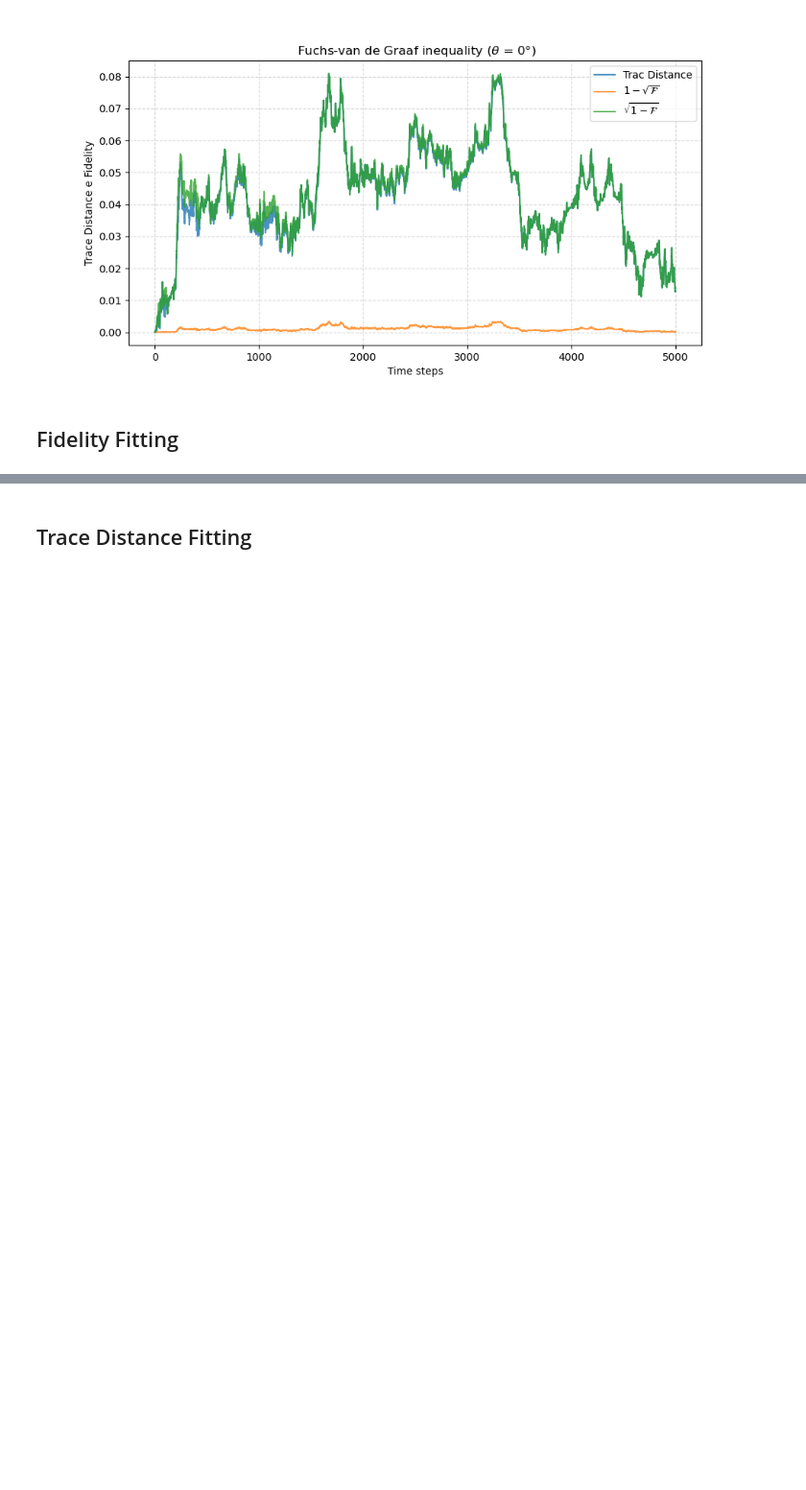
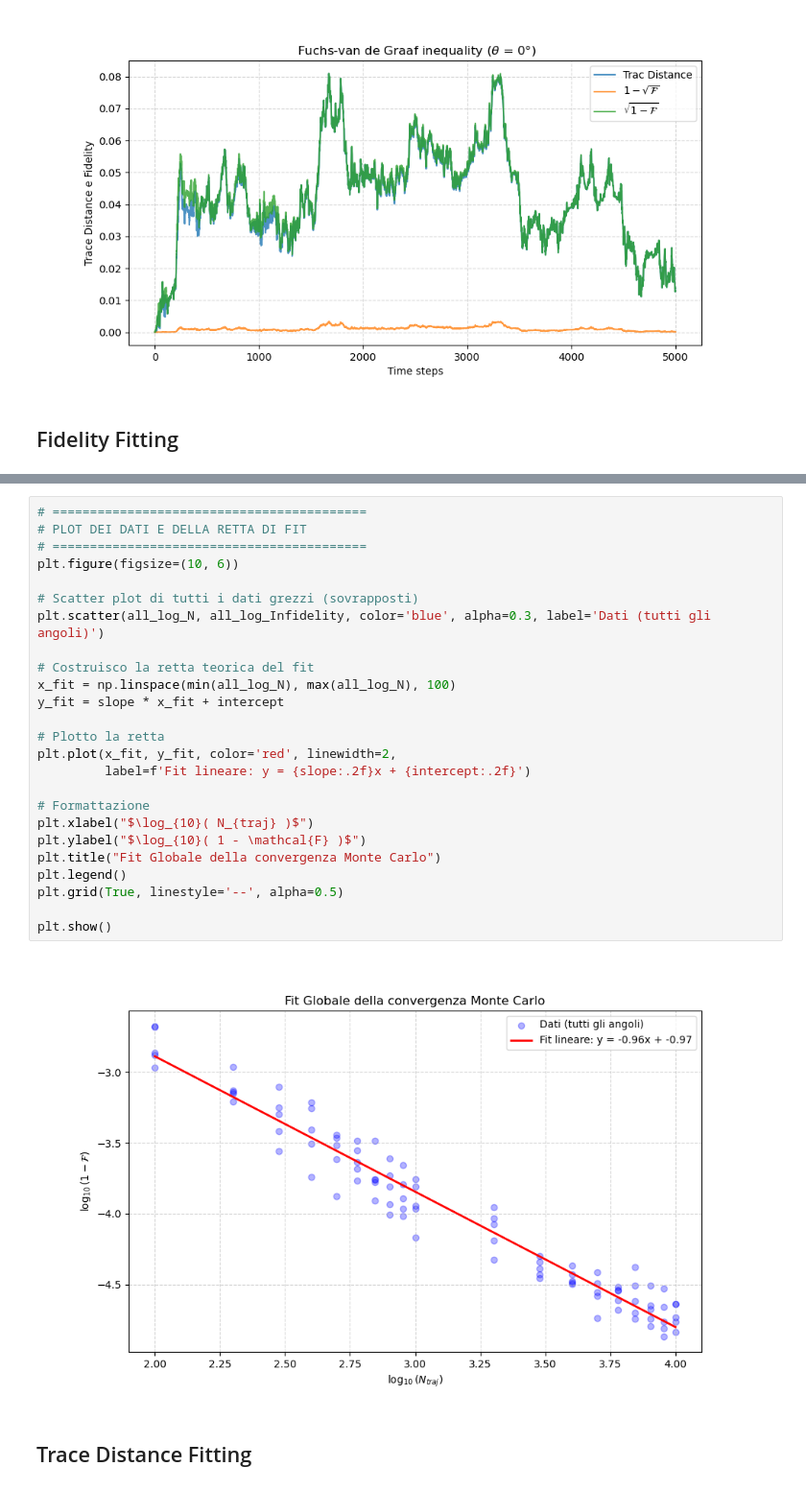
Before and after one commit to francescociavarella/Collisional-Methods, a Jupyter notebook: Codes/Fidelity_and_Trace_Distance_Analysis.ipynb, the cells around one changed output, grey strips where cells are left out. Shown at 96% size. Drawn from its saved outputs; the diff is of its cells as text; blank space fills up the shorter version.

```diff
--- a/Codes/Fidelity_and_Trace_Distance_Analysis.ipynb
+++ b/Codes/Fidelity_and_Trace_Distance_Analysis.ipynb
@@ -555,2 +597,29 @@ plt.show()
+# %%
+# ==========================================
+# PLOT DEI DATI E DELLA RETTA DI FIT
+# ==========================================
+plt.figure(figsize=(10, 6))
+
+# Scatter plot di tutti i dati grezzi (sovrapposti)
+plt.scatter(all_log_N, all_log_Infidelity, color='blue', alpha=0.3, label='Dati (tutti gli angoli)')
+
+# Costruisco la retta teorica del fit
+x_fit = np.linspace(min(all_log_N), max(all_log_N), 100)
+y_fit = slope * x_fit + intercept
+
+# Plotto la retta
+plt.plot(x_fit, y_fit, color='red', linewidth=2,
+         label=f'Fit lineare: y = {slope:.2f}x + {intercept:.2f}')
+
+# Formattazione
+plt.xlabel("$\log_{10}( N_{traj} )$")
+plt.ylabel("$\log_{10}( 1 - \mathcal{F} )$")
+plt.title("Fit Globale della convergenza Monte Carlo")
+plt.legend()
+plt.grid(True, linestyle='--', alpha=0.5)
+
+plt.show()
+# %% [output]
+[figure, added]
 # %% [markdown]
 ## Trace Distance Fitting
```
Also changed, not shown: parts of 4 cells of this notebook.
